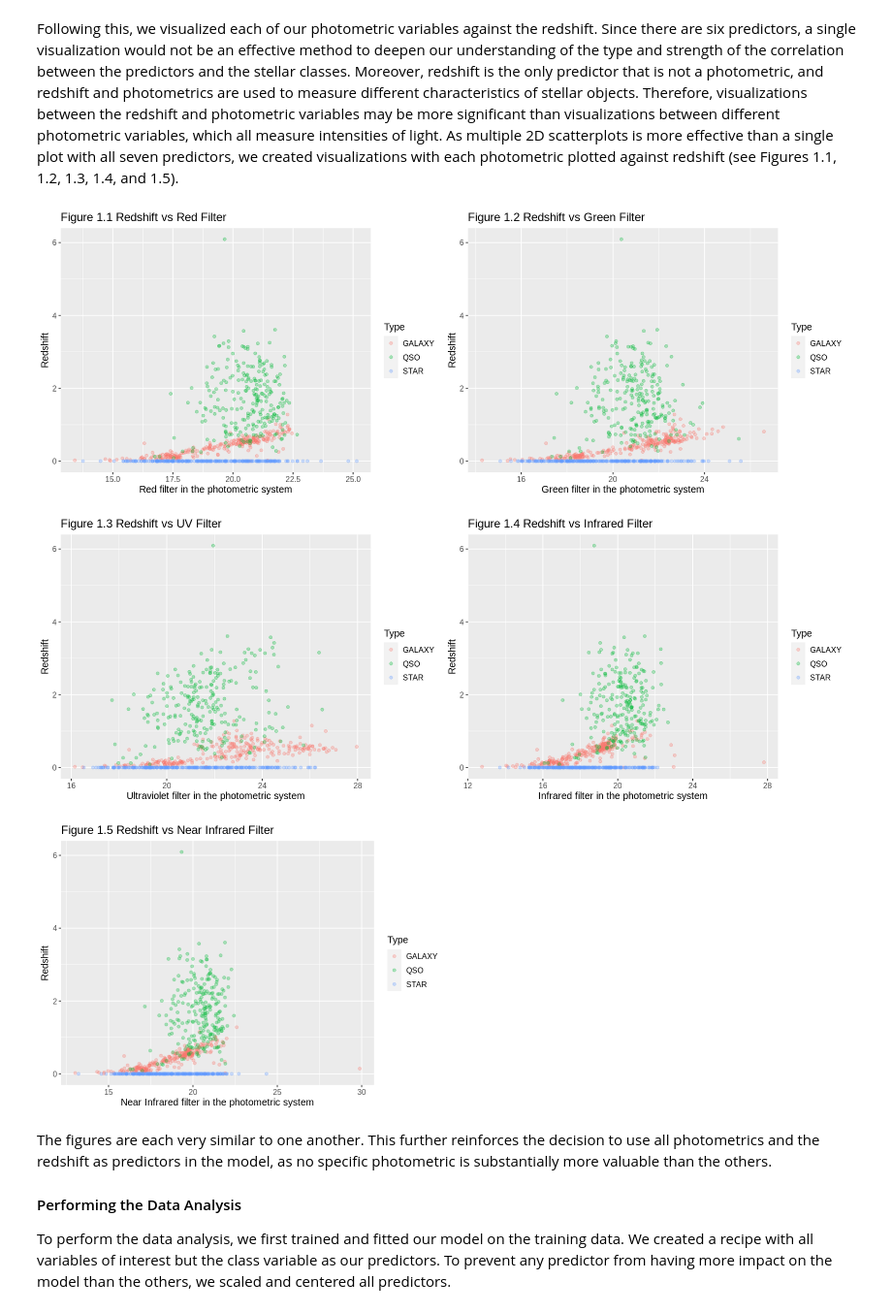
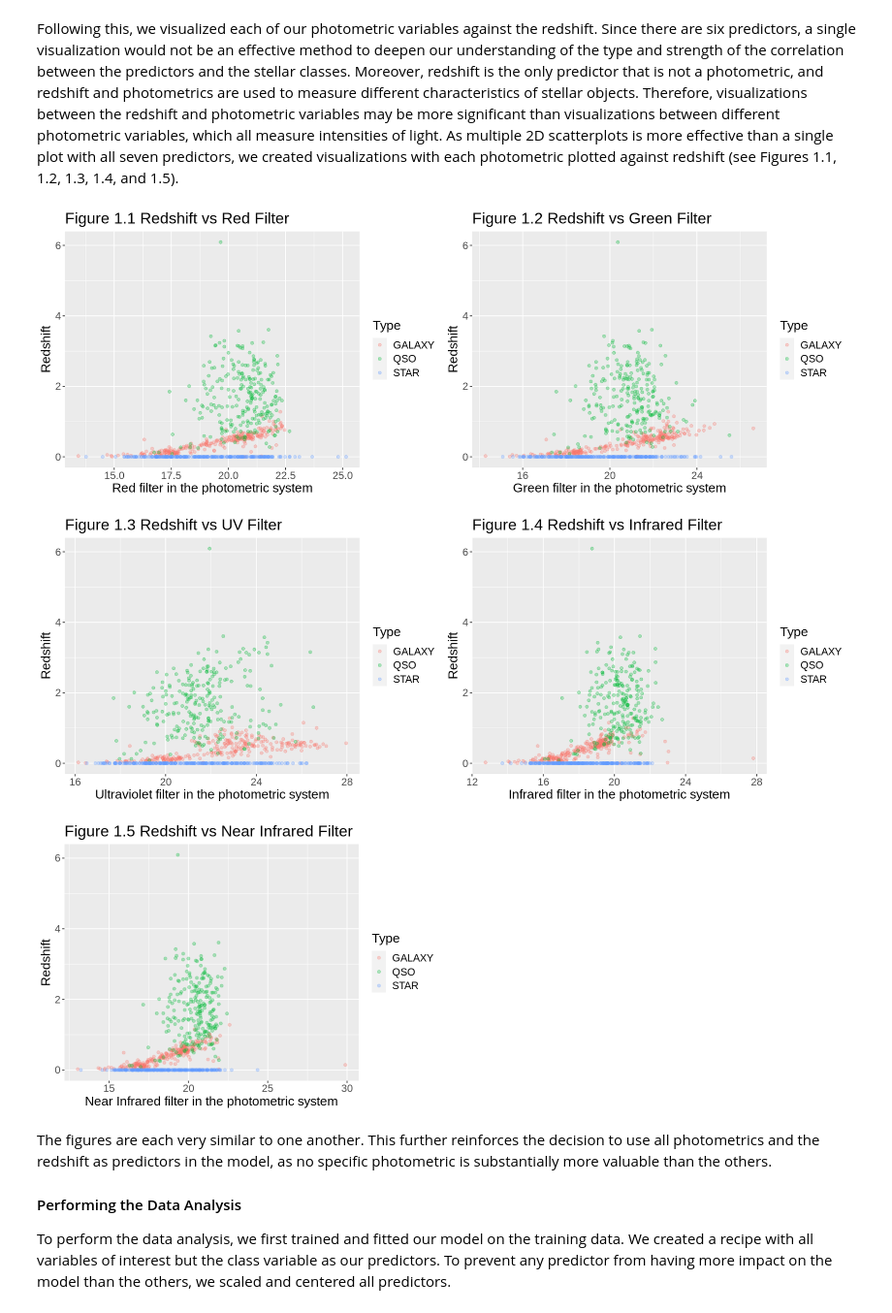
Before and after one commit to Margokap/DSCI100-group-03, a Jupyter notebook: project_1 .ipynb, the cells around one changed output. Shown: that part at 97% size. Saved outputs shown, nothing was run; the diff lists cells and outputs as text; code cells hidden in the pictures.

```diff
--- a/project_1 .ipynb
+++ b/project_1 .ipynb
@@ -105,7 +89,7 @@ names(star_data_tidy) <- c("UV_filter",
                             "Redshift",
                             "Stellar_object")
 star_data_tidy <- star_data_tidy |>
-                  mutate(Stellar_object = as.factor(Stellar_object)
+                  mutate(Stellar_object = as.factor(Stellar_object))
 # %% [markdown]
 #### Exploratory Data Analysis
 
@@ -172,42 +159,42 @@ options(repr.plot.height = 5, repr.plot.width = 14)
 rs_vs_r <- ggplot(star_training, aes(y = Redshift, x = Red_filter, color = Stellar_object)) +
                               geom_point(alpha = 0.3) +
                               labs(y = "Redshift", x = "Red filter in the photometric system", color = "Type") +
-                              theme(text = element_text(size = 12)) +
+                              theme(text = element_text(size = 16)) +
                               ggtitle("Figure 1.1 Redshift vs Red Filter")
 
 rs_vs_g <- ggplot(star_training, aes(y = Redshift, x = Green_filter, color = Stellar_object)) +
                               geom_point(alpha = 0.3) +
                               labs(y = "Redshift", x = "Green filter in the photometric system", color = "Type") +
-                              theme(text = element_text(size = 12)) +
+                              theme(text = element_text(size = 16)) +
                               ggtitle("Figure 1.2 Redshift vs Green Filter")
 
 rs_vs_uv <- ggplot(star_training, aes(y = Redshift, x = UV_filter, color = Stellar_object)) +
                               geom_point(alpha = 0.3) +
                               labs(y = "Redshift", x = "Ultraviolet filter in the photometric system", color = "Type") +
-                              theme(text = element_text(size = 12)) +
+                              theme(text = element_text(size = 16)) +
                               ggtitle("Figure 1.3 Redshift vs UV Filter")
 
 rs_vs_ir <- ggplot(star_training, aes(y = Redshift, x = Infrared_filter, color = Stellar_object)) +
                               geom_point(alpha = 0.3) +
                               labs(y = "Redshift", x = "Infrared filter in the photometric system", color = "Type") +
-                              theme(text = element_text(size = 12)) +
+                              theme(text = element_text(size = 16)) +
                               ggtitle("Figure 1.4 Redshift vs Infrared Filter")
 
 rs_vs_nir <- ggplot(star_training, aes(y = Redshift, x = Near_Infrared_filter, color = Stellar_object)) +
                               geom_point(alpha = 0.3) +
                               labs(y = "Redshift", x = "Near Infrared filter in the photometric system", color = "Type") +
-                              theme(text = element_text(size = 12)) +
+                              theme(text = element_text(size = 16)) +
                               ggtitle("Figure 1.5 Redshift vs Near Infrared Filter")
 
 plot_grid(rs_vs_r, rs_vs_g)
 plot_grid(rs_vs_uv, rs_vs_ir)
 
 options(repr.plot.height = 5, repr.plot.width = 14/2)
 rs_vs_nir
 # %% [output]
-[figure, old version]
+[figure, new version]
-[figure, old version]
+[figure, new version]
-[figure, old version]
+[figure, new version]
 # %% [markdown]
 The figures are each very similar to one another. This further reinforces the decision to use all photometrics and the redshift as predictors in the model, as no specific photometric is substantially more valuable than the others.
 
```
Also changed, not shown: parts of 9 cells of this notebook.
